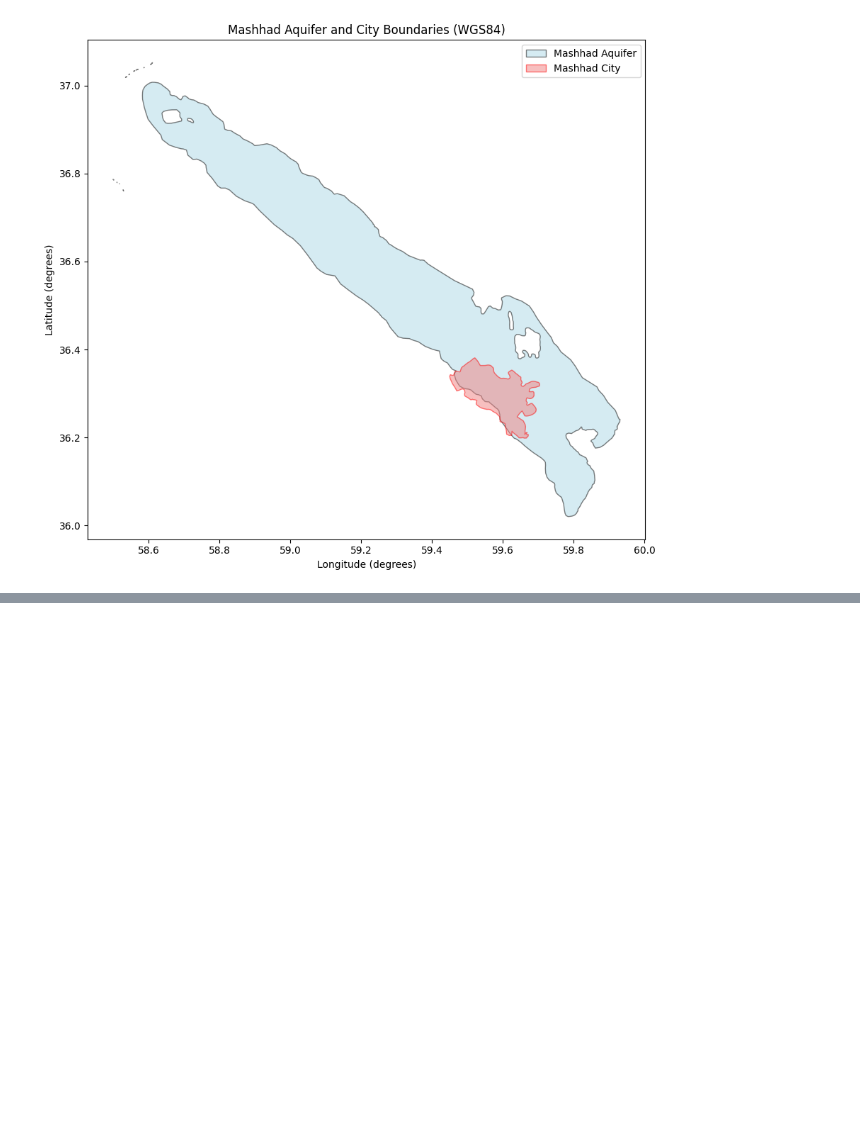
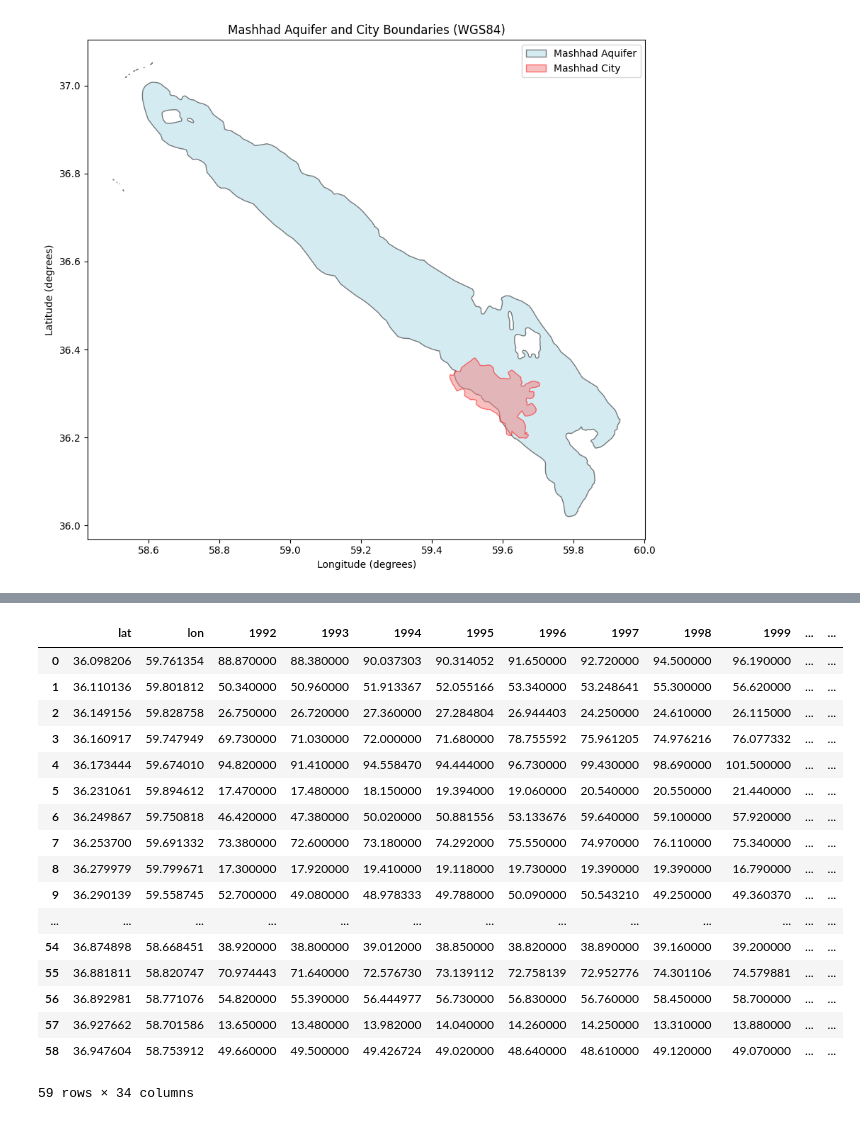
Before and after one commit to AliRezaee86/Data_Analysis, a Jupyter notebook: Classification_GWL_Data.ipynb, the cells around one changed output, grey strips where cells are left out. Drawn from its saved outputs; the diff is of its cells as text; code cells hidden in the pictures; blank space fills up the shorter version.

```diff
--- a/Classification_GWL_Data.ipynb
+++ b/Classification_GWL_Data.ipynb
@@ -102,0 +364,7 @@ plt.show()
+# %%
+import pandas as pd
+
+# Read the Excel file
+Data_Clean = pd.read_excel("Data_Clean.xlsx")
+# Show the first 5 rows
+print(Data_Clean.head())
@@ -102,0 +389,21 @@ plt.show()
+# %%
+Data_Clean
+# %% [output]
+|  | lat | lon | 1992 | 1993 | 1994 | 1995 | 1996 | 1997 | 1998 | 1999 | ... | ... |
+| 0 | 36.098206 | 59.761354 | 88.870000 | 88.380000 | 90.037303 | 90.314052 | 91.650000 | 92.720000 | 94.500000 | 96.190000 | ... | ... |
+| 1 | 36.110136 | 59.801812 | 50.340000 | 50.960000 | 51.913367 | 52.055166 | 53.340000 | 53.248641 | 55.300000 | 56.620000 | ... | ... |
+| 2 | 36.149156 | 59.828758 | 26.750000 | 26.720000 | 27.360000 | 27.284804 | 26.944403 | 24.250000 | 24.610000 | 26.115000 | ... | ... |
+| 3 | 36.160917 | 59.747949 | 69.730000 | 71.030000 | 72.000000 | 71.680000 | 78.755592 | 75.961205 | 74.976216 | 76.077332 | ... | ... |
+| 4 | 36.173444 | 59.674010 | 94.820000 | 91.410000 | 94.558470 | 94.444000 | 96.730000 | 99.430000 | 98.690000 | 101.500000 | ... | ... |
+| 5 | 36.231061 | 59.894612 | 17.470000 | 17.480000 | 18.150000 | 19.394000 | 19.060000 | 20.540000 | 20.550000 | 21.440000 | ... | ... |
+| 6 | 36.249867 | 59.750818 | 46.420000 | 47.380000 | 50.020000 | 50.881556 | 53.133676 | 59.640000 | 59.100000 | 57.920000 | ... | ... |
+| 7 | 36.253700 | 59.691332 | 73.380000 | 72.600000 | 73.180000 | 74.292000 | 75.550000 | 74.970000 | 76.110000 | 75.340000 | ... | ... |
+| 8 | 36.279979 | 59.799671 | 17.300000 | 17.920000 | 19.410000 | 19.118000 | 19.730000 | 19.390000 | 19.390000 | 16.790000 | ... | ... |
+| 9 | 36.290139 | 59.558745 | 52.700000 | 49.080000 | 48.978333 | 49.788000 | 50.090000 | 50.543210 | 49.250000 | 49.360370 | ... | ... |
+| ... | ... | ... | ... | ... | ... | ... | ... | ... | ... | ... | ... | ... |
+| 54 | 36.874898 | 58.668451 | 38.920000 | 38.800000 | 39.012000 | 38.850000 | 38.820000 | 38.890000 | 39.160000 | 39.200000 | ... | ... |
+| 55 | 36.881811 | 58.820747 | 70.974443 | 71.640000 | 72.576730 | 73.139112 | 72.758139 | 72.952776 | 74.301106 | 74.579881 | ... | ... |
+| 56 | 36.892981 | 58.771076 | 54.820000 | 55.390000 | 56.444977 | 56.730000 | 56.830000 | 56.760000 | 58.450000 | 58.700000 | ... | ... |
+| 57 | 36.927662 | 58.701586 | 13.650000 | 13.480000 | 13.982000 | 14.040000 | 14.260000 | 14.250000 | 13.310000 | 13.880000 | ... | ... |
+| 58 | 36.947604 | 58.753912 | 49.660000 | 49.500000 | 49.426724 | 49.020000 | 48.640000 | 48.610000 | 49.120000 | 49.070000 | ... | ... |
+59 rows × 34 columns
```
Also changed, not shown: parts of 14 cells of this notebook.
